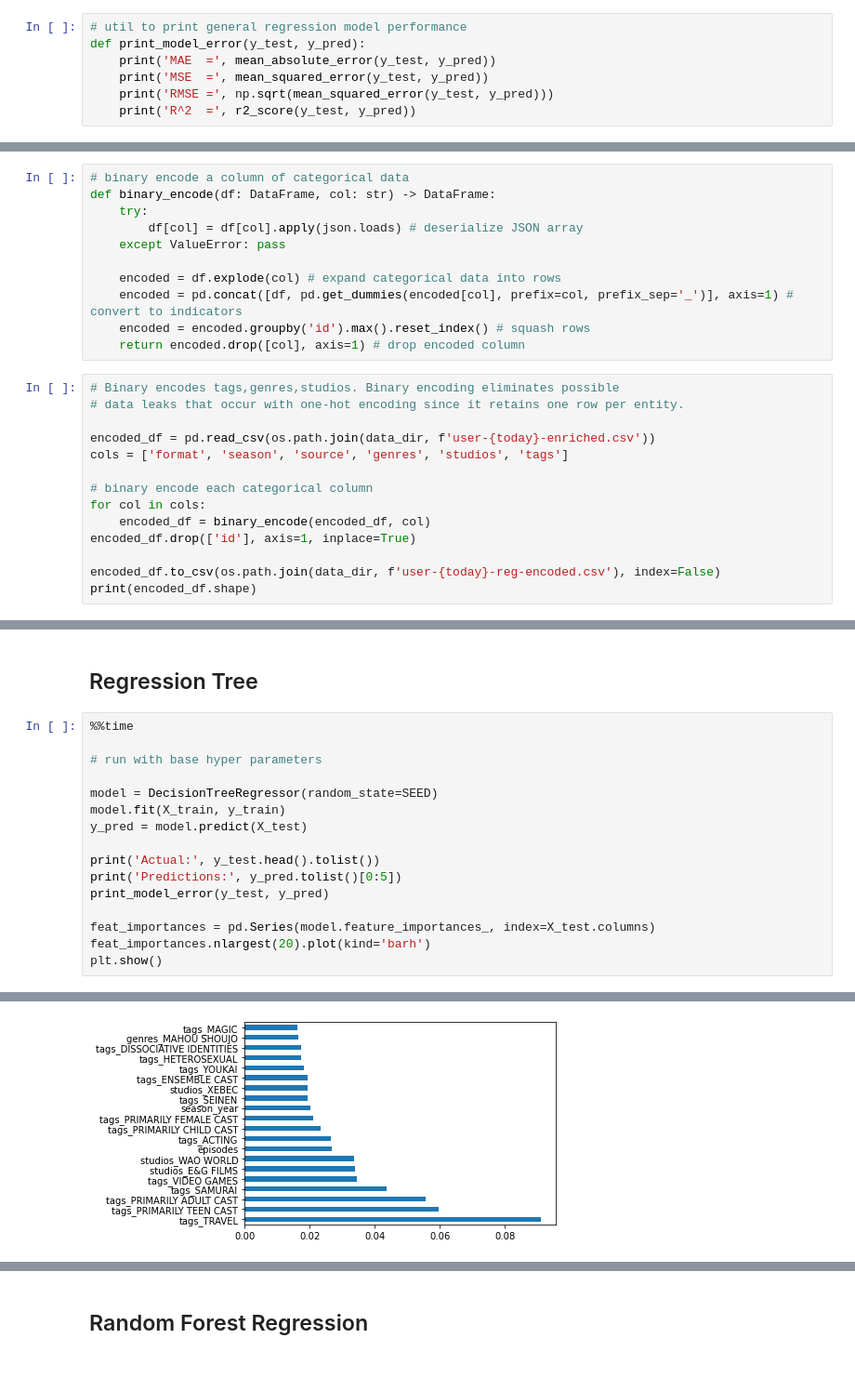
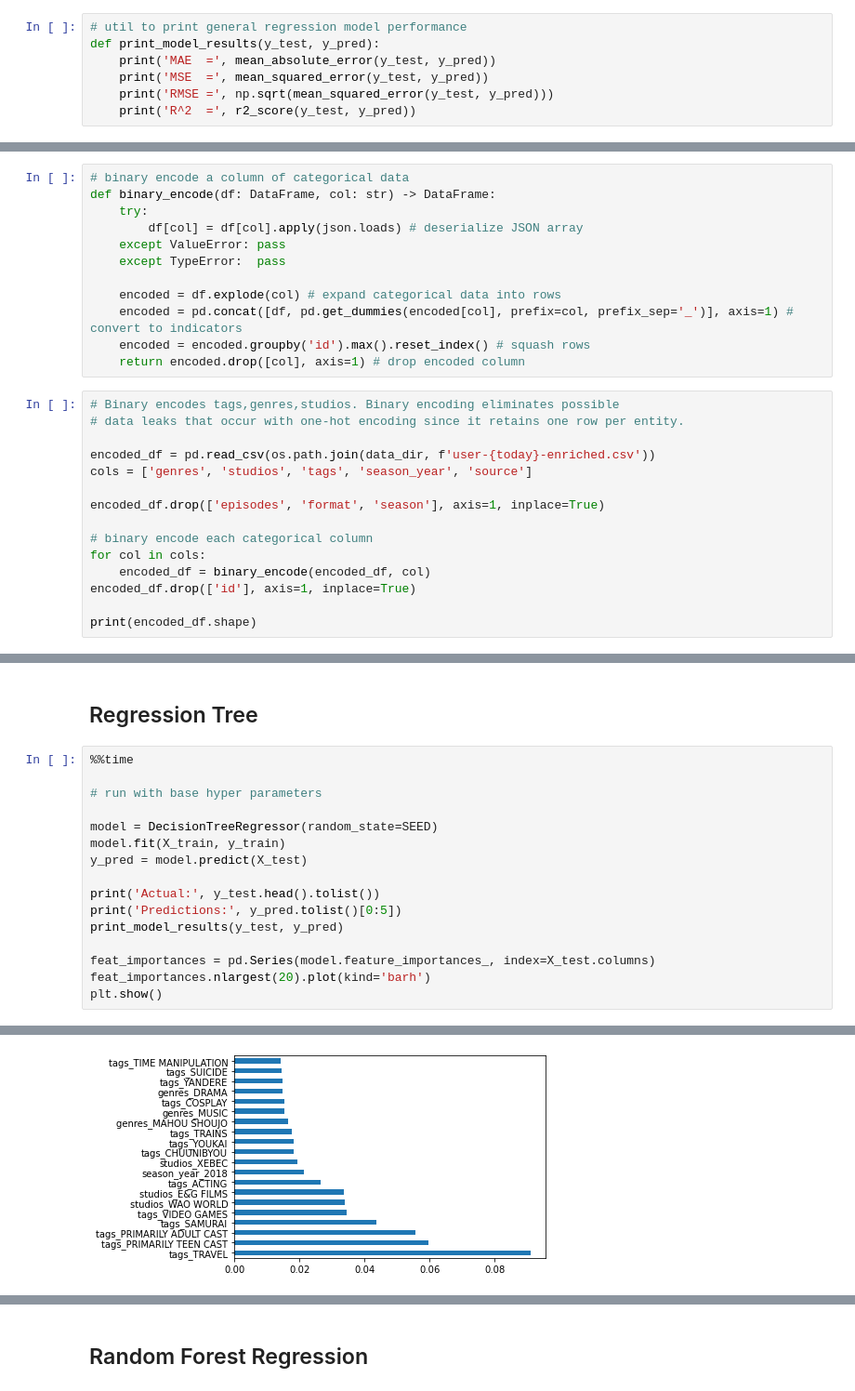
Before and after one commit to barrettotte/anilist-ml, a Jupyter notebook: model-select-reg.ipynb, the cells around one changed output, grey strips where cells are left out. Shown: that part at 93% size. Cells and saved outputs as stored; diff of their text form.

```diff
--- a/model-select-reg.ipynb
+++ b/model-select-reg.ipynb
@@ -38,7 +38,7 @@ data_dir = os.path.abspath('data')
 today = datetime.strptime('2022-09-27', '%Y-%m-%d').strftime('%Y%m%d')
 # %%
 # util to print general regression model performance
-def print_model_error(y_test, y_pred):
+def print_model_results(y_test, y_pred):
     print('MAE  =', mean_absolute_error(y_test, y_pred))
     print('MSE  =', mean_squared_error(y_test, y_pred))
     print('RMSE =', np.sqrt(mean_squared_error(y_test, y_pred)))
@@ -51,6 +51,7 @@ def binary_encode(df: DataFrame, col: str) -> DataFrame:
     try:
         df[col] = df[col].apply(json.loads) # deserialize JSON array
     except ValueError: pass
+    except TypeError:  pass
 
     encoded = df.explode(col) # expand categorical data into rows
     encoded = pd.concat([df, pd.get_dummies(encoded[col], prefix=col, prefix_sep='_')], axis=1) # convert to indicators
@@ -61,13 +62,14 @@ def binary_encode(df: DataFrame, col: str) -> DataFrame:
 # data leaks that occur with one-hot encoding since it retains one row per entity.
 
 encoded_df = pd.read_csv(os.path.join(data_dir, f'user-{today}-enriched.csv'))
-cols = ['format', 'season', 'source', 'genres', 'studios', 'tags']
+cols = ['genres', 'studios', 'tags', 'season_year', 'source']
+
+encoded_df.drop(['episodes', 'format', 'season'], axis=1, inplace=True)
 
 # binary encode each categorical column
 for col in cols:
     encoded_df = binary_encode(encoded_df, col)
 encoded_df.drop(['id'], axis=1, inplace=True)
 
-encoded_df.to_csv(os.path.join(data_dir, f'user-{today}-reg-encoded.csv'), index=False)
 print(encoded_df.shape)
 # %% [output]
@@ -112,7 +114,7 @@ y_pred = model.predict(X_test)
 
 print('Actual:', y_test.head().tolist())
 print('Predictions:', y_pred.tolist()[0:5])
-print_model_error(y_test, y_pred)
+print_model_results(y_test, y_pred)
 
 feat_importances = pd.Series(model.feature_importances_, index=X_test.columns)
 feat_importances.nlargest(20).plot(kind='barh')
@@ -127 +129 @@ R^2  = -0.6323504633529906
-[figure, old version]
+[figure, new version]
```
Also changed, not shown: parts of 13 cells of this notebook, 11 other files.
